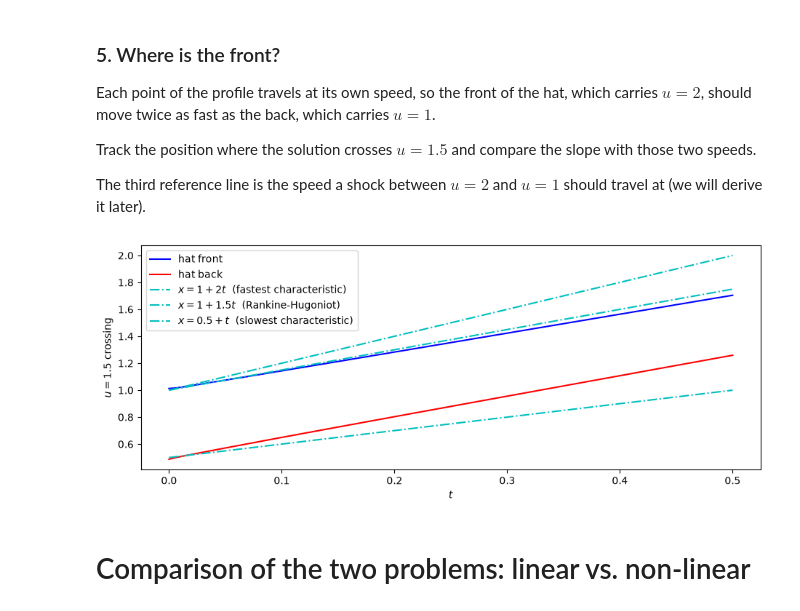
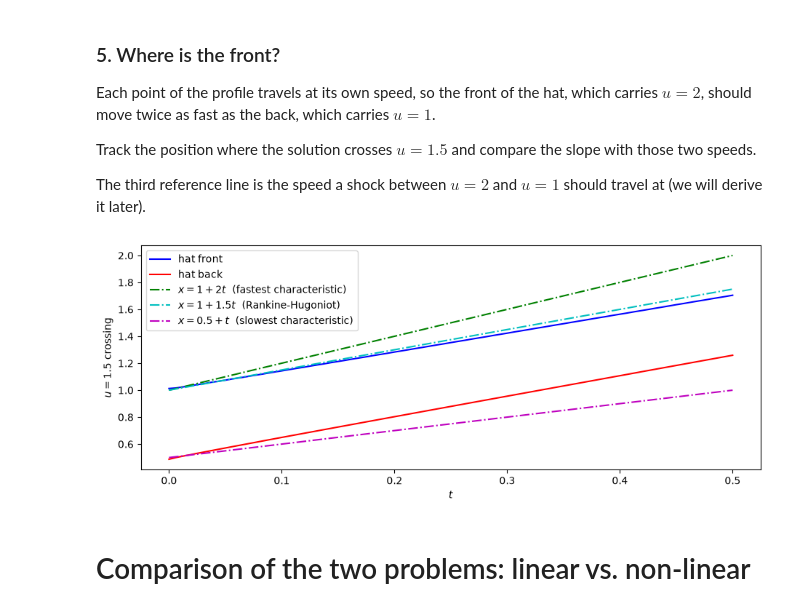
Before and after one commit to wbandabarragan/computational-fluid-dynamics, a Jupyter notebook: notebooks/nb07_linear_nonlinear_advection.ipynb, the cells around one changed output. Drawn from its saved outputs; the diff is of its cells as text; code cells hidden in the pictures.

```diff
--- a/notebooks/nb07_linear_nonlinear_advection.ipynb
+++ b/notebooks/nb07_linear_nonlinear_advection.ipynb
@@ -33,10 +33,10 @@ from mpl_toolkits.mplot3d import Axes3D
 ### 1. Domain Definition (grid creation):
 # %%
 # Advection speed for the linear problem
-c = 1.0
+c = 0.5
 
 # Steps
-dx = 0.025   # Step size -> delta_x
+dx = 0.01   # Step size -> delta_x
 dt = 0.0125  # Time step -> delta_t
 
 # The Courant number
@@ -363,7 +363,7 @@ largest local Courant number of 1, right on the limit. Halve it first.
 ### 1. Solution matrix, with the ICs/BCs in place:
 # %%
 # A smaller time step, because the fastest part of the hat moves at u = 2
-dt_nl = 0.00625
+dt_nl = 0.001
 
 t_nl = np.arange(0., b + dt_nl, dt_nl).round(5)
 nt_nl = len(t_nl)
@@ -397,8 +397,7 @@ for n in range(1, nt_nl): # From 1 as we already have the ICs
     # inner loop (spatial loop -> index i)
     for i in range(1, ni - 1): # From 1 to ni-1 as we already have the BCs set
         # Explicit formula, with the speed taken from the solution itself
-        u_nl[i, n] = (u_nl[i, n-1]
-                      - u_nl[i, n-1]*dt_nl/dx*(u_nl[i, n-1] - u_nl[i-1, n-1]))
+        u_nl[i, n] = (u_nl[i, n-1] - u_nl[i, n-1]*dt_nl/dx*(u_nl[i, n-1] - u_nl[i-1, n-1]))
 # %% [markdown]
 ### 3. Plotting the solution for $u(x,t)$:
 # %%
@@ -471,21 +491,21 @@ x_back  = np.array([crossing(x, u_nl[:, n], 1.5, "back" ) for n in range(nt_nl)]
 # %%
 plt.figure(figsize=(11,4))
 
 plt.plot(t_nl, x_front, "b-", label = "hat front")
 plt.plot(t_nl, x_back , "r-", label = "hat back")
 
-plt.plot(t_nl, 1.0 + 2.0*t_nl, "c-.", label = r"$x = 1 + 2t$  (fastest characteristic)")
+plt.plot(t_nl, 1.0 + 2.0*t_nl, "g-.", label = r"$x = 1 + 2t$  (fastest characteristic)")
 plt.plot(t_nl, 1.0 + 1.5*t_nl, "c-." , label = r"$x = 1 + 1.5t$  (Rankine-Hugoniot)")
-plt.plot(t_nl, 0.5 + 1.0*t_nl, "c-." , label = r"$x = 0.5 + t$  (slowest characteristic)")
+plt.plot(t_nl, 0.5 + 1.0*t_nl, "m-." , label = r"$x = 0.5 + t$  (slowest characteristic)")
 
 plt.xlabel(r"$t$")
 plt.ylabel(r"$u = 1.5$ crossing")
 
 plt.legend()
 
 plt.show()
 # %% [output]
-[figure, old version]
+[figure, new version]
 # %% [markdown]
 # Comparison of the two problems: linear vs. non-linear
 # %% [markdown]
```
Also changed, not shown: parts of 10 cells of this notebook, 3 other files.
